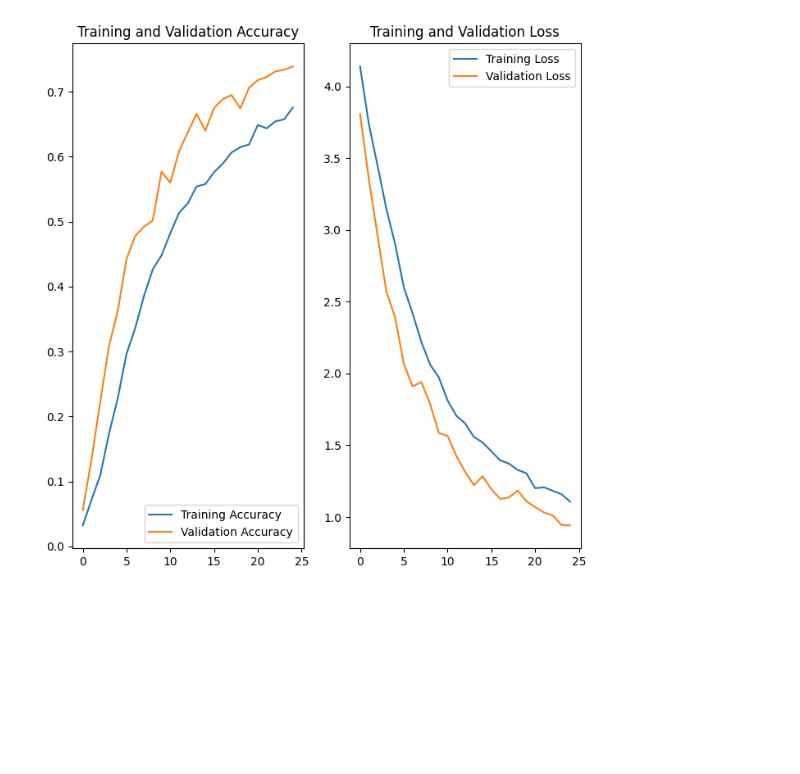
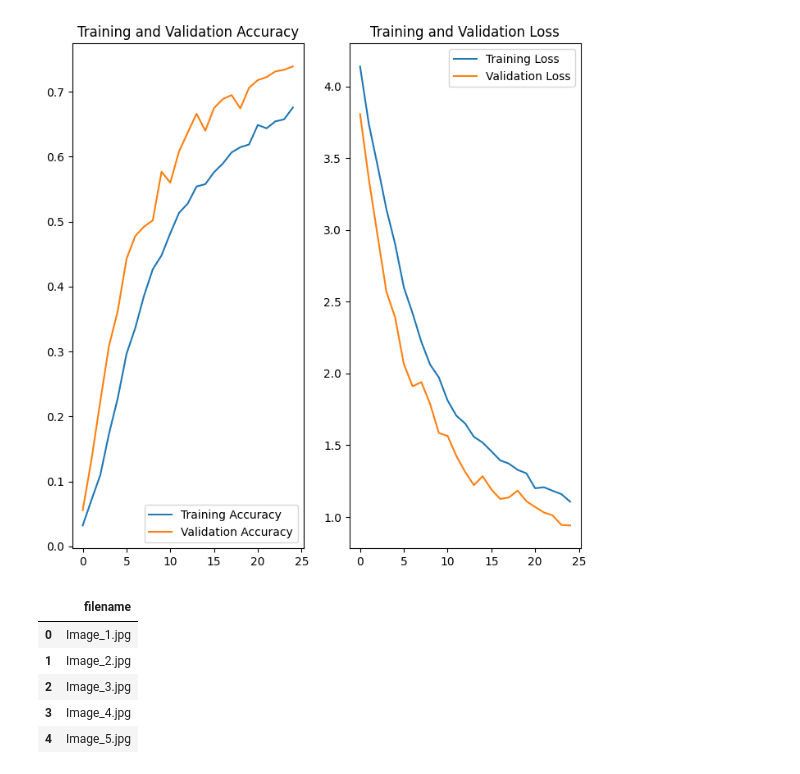
Before and after one commit to amrkld/Butterfly_Classification_ComputerVision_Kaggle, a Jupyter notebook: butterflies classification model.ipynb, the cells around one changed output. Cells and saved outputs as stored; diff of their text form; code cells hidden in the pictures; blank space fills up the shorter version.

```diff
--- a/butterflies classification model.ipynb
+++ b/butterflies classification model.ipynb
@@ -269,0 +272,9 @@ plot_training_history(history)
+# %%
+test_data.head()
+# %% [output]
+|  | filename |
+| 0 | Image_1.jpg |
+| 1 | Image_2.jpg |
+| 2 | Image_3.jpg |
+| 3 | Image_4.jpg |
+| 4 | Image_5.jpg |
```
Also changed, not shown: parts of 6 cells of this notebook.
